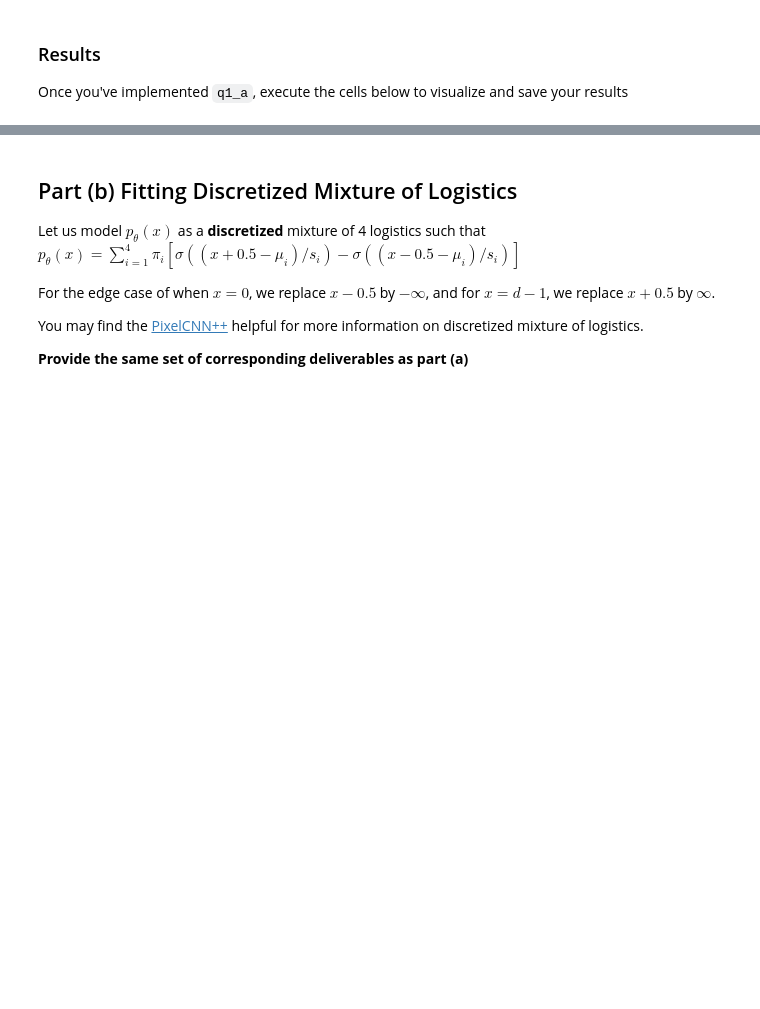
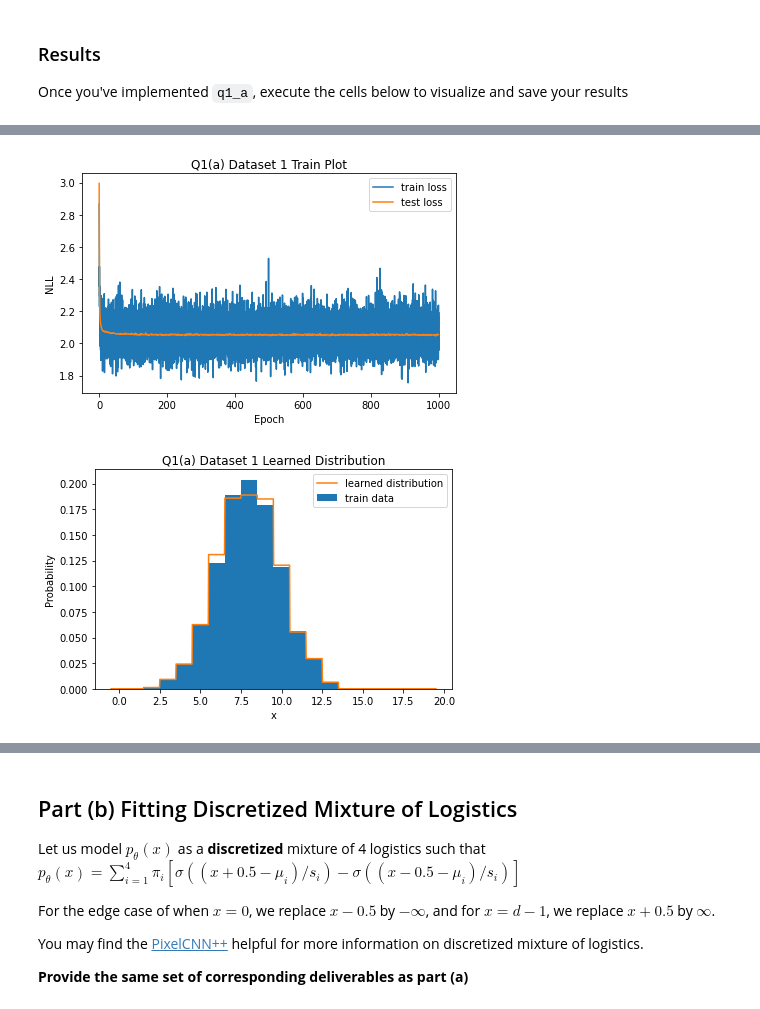
Before and after one commit to mgswiss15/deepul, a Jupyter notebook: 20221216_Homework_1_Autoregressive_Models.ipynb, the cells around one changed output, grey strips where cells are left out. Cells and saved outputs as stored; diff of their text form; code cells hidden in the pictures; blank space fills up the shorter version.

```diff
--- a/20221216_Homework_1_Autoregressive_Models.ipynb
+++ b/20221216_Homework_1_Autoregressive_Models.ipynb
@@ -199,5 +201,5 @@ def q1_a(train_data, test_data, d, dset_id):
 
 Once you've implemented `q1_a`, execute the cells below to visualize and save your results
 # %%
-1_save_results(1, 'a', q1_a)
+q1_save_results(1, 'a', q1_a)
 # %% [output]
@@ -205,2 +207,4 @@ SyntaxError: ignored
+[figure, added]
+[figure, added]
 # %%
 q1_save_results(2, 'a', q1_a)
```
Also changed, not shown: parts of 6 cells of this notebook.
